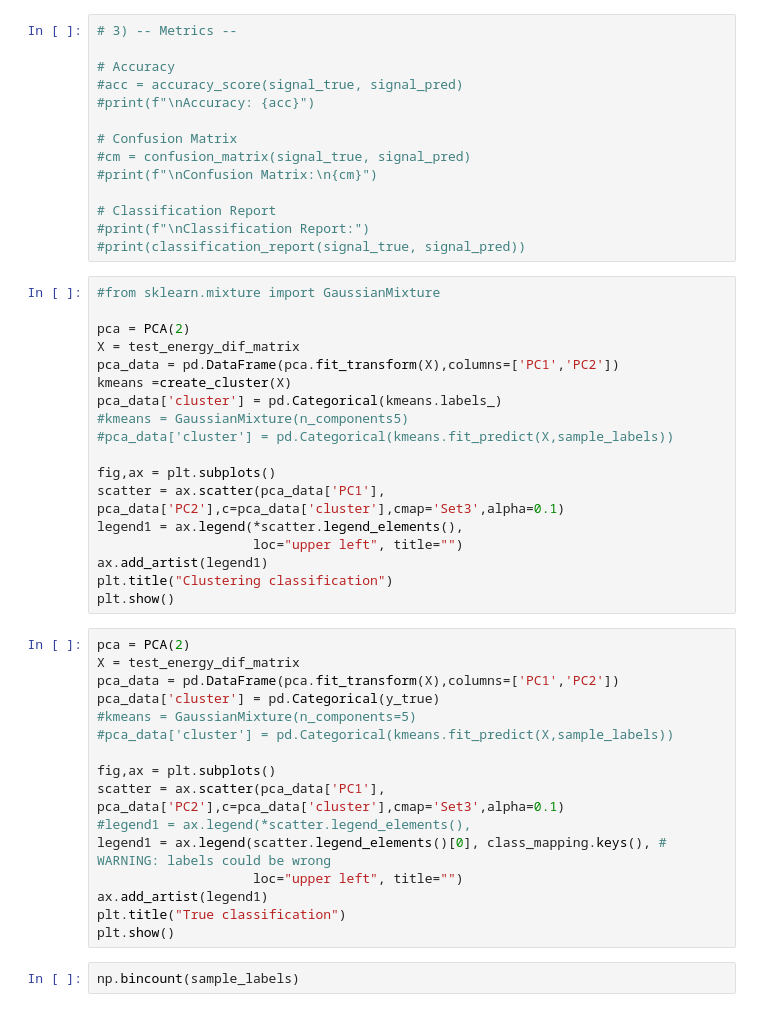
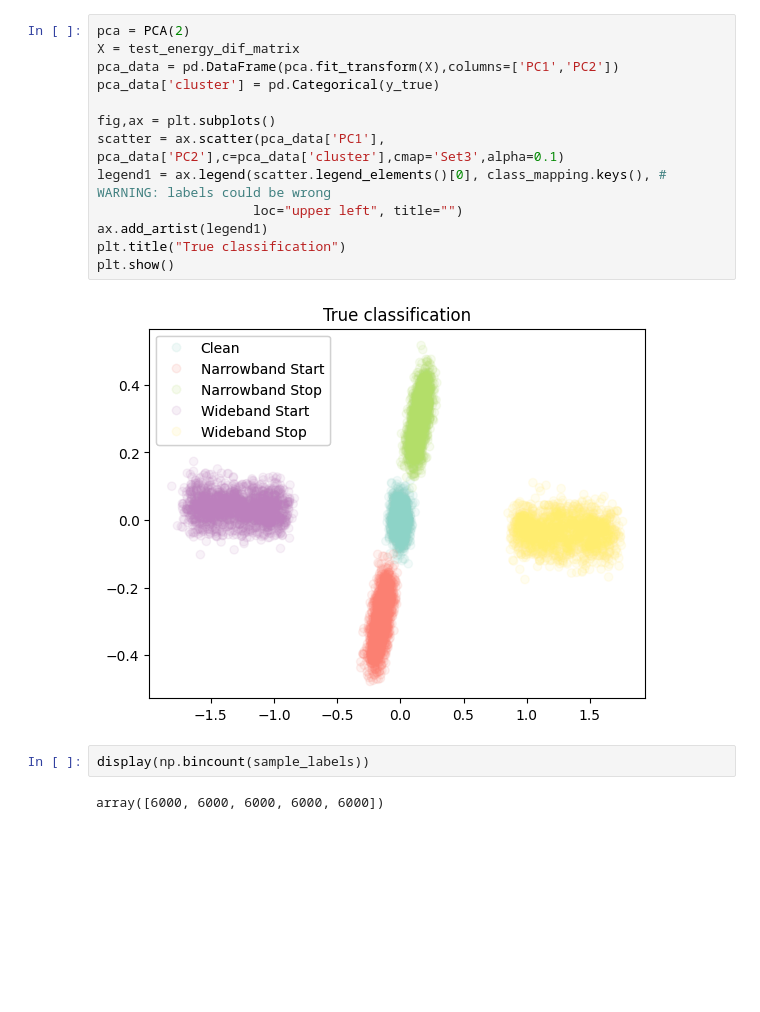
Before and after one commit to stelin41/COFDM_anomaly_detection_classification, a Jupyter notebook: experiments.ipynb, the cells around one changed output. Saved outputs shown, nothing was run; the diff lists cells and outputs as text; blank space fills up the shorter version.

```diff
--- a/experiments.ipynb
+++ b/experiments.ipynb
@@ -267,50 +348,19 @@ display(pred)
-# %%
-# 3) -- Metrics --
-
-# Accuracy
-#acc = accuracy_score(signal_true, signal_pred)
-#print(f"\nAccuracy: {acc}")
-
-# Confusion Matrix
-#cm = confusion_matrix(signal_true, signal_pred)
-#print(f"\nConfusion Matrix:\n{cm}")
-
-# Classification Report
-#print(f"\nClassification Report:")
-#print(classification_report(signal_true, signal_pred))
 # %%
-#from sklearn.mixture import GaussianMixture
-
 pca = PCA(2)
 X = test_energy_dif_matrix
 pca_data = pd.DataFrame(pca.fit_transform(X),columns=['PC1','PC2'])
-kmeans =create_cluster(X)
-pca_data['cluster'] = pd.Categorical(kmeans.labels_)
-#kmeans = GaussianMixture(n_components5)
-#pca_data['cluster'] = pd.Categorical(kmeans.fit_predict(X,sample_labels))
+pca_data['cluster'] = pd.Categorical(y_true)
 
 fig,ax = plt.subplots()
 scatter = ax.scatter(pca_data['PC1'], pca_data['PC2'],c=pca_data['cluster'],cmap='Set3',alpha=0.1)
-legend1 = ax.legend(*scatter.legend_elements(),
+legend1 = ax.legend(scatter.legend_elements()[0], class_mapping.keys(), # WARNING: labels could be wrong
                     loc="upper left", title="")
 ax.add_artist(legend1)
-plt.title("Clustering classification")
+plt.title("True classification")
 plt.show()
+# %% [output]
+[figure, added]
-# %%
-pca = PCA(2)
-X = test_energy_dif_matrix
-pca_data = pd.DataFrame(pca.fit_transform(X),columns=['PC1','PC2'])
-pca_data['cluster'] = pd.Categorical(y_true)
-#kmeans = GaussianMixture(n_components=5)
-#pca_data['cluster'] = pd.Categorical(kmeans.fit_predict(X,sample_labels))
-
-fig,ax = plt.subplots()
-scatter = ax.scatter(pca_data['PC1'], pca_data['PC2'],c=pca_data['cluster'],cmap='Set3',alpha=0.1)
-#legend1 = ax.legend(*scatter.legend_elements(),
-legend1 = ax.legend(scatter.legend_elements()[0], class_mapping.keys(), # WARNING: labels could be wrong
-                    loc="upper left", title="")
-ax.add_artist(legend1)
-plt.title("True classification")
-plt.show()
 # %%
-np.bincount(sample_labels)
+display(np.bincount(sample_labels))
+# %% [output]
+array([6000, 6000, 6000, 6000, 6000])
```
Also changed, not shown: parts of 8 cells of this notebook, 11 other files.
